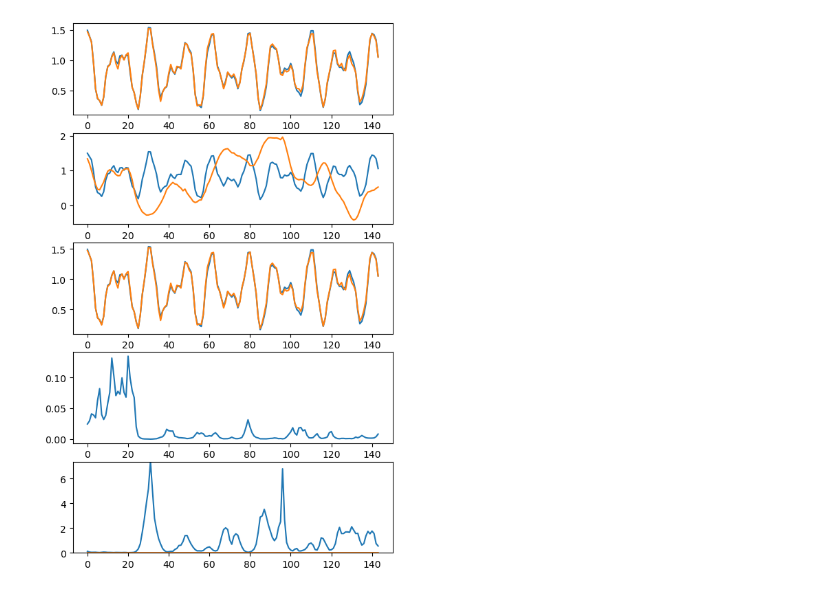
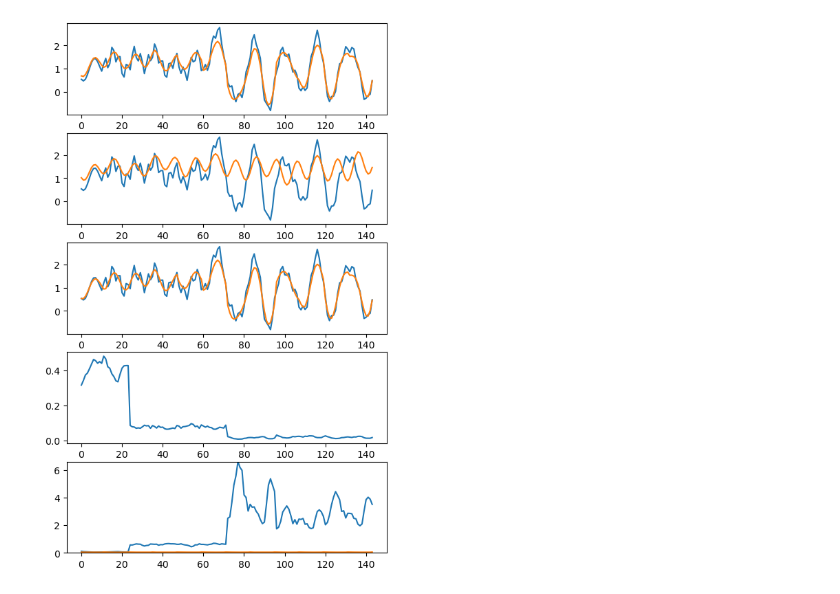
Before and after one commit to maalberg/kind, a Jupyter notebook: notebooks/delay/02_tesla_kind_train.ipynb, the cells around one changed output. Cells and saved outputs as stored; diff of their text form; code cells hidden in the pictures.

```diff
--- a/notebooks/delay/02_tesla_kind_train.ipynb
+++ b/notebooks/delay/02_tesla_kind_train.ipynb
@@ -38,7 +38,7 @@ args = parser.parse_args(
         '--lookback_nsample', '96',
         '--forecast_nsample', '48',
 
-        '--batch_size', '64',
+        '--batch_size', '128',
         '--learning_rate', '0.001',
         '--weight_decay', '0.0001',
         '--nepoch', '50',
@@ -79,7 +79,7 @@ model.fit(dataset)
 model.eval()
 _, _, data_loader = dataset.load(data_type='stat')
 # %%
-jdata = 0
+jdata = 17
 
 with torch.no_grad():
     for back, fore in data_loader:
@@ -220,7 +220,7 @@ model.fit(dataset)
 model.eval()
 _, _, data_loader = dataset.load(data_type='mixed')
 # %%
-jdata = 0
+jdata = 5
 
 with torch.no_grad():
     for back, fore in data_loader:
@@ -244,31 +244,31 @@ with torch.no_grad():
 
         uncertain_max = stat_uncertain_max if stat_uncertain_max > trans_uncertain_max else trans_uncertain_max
         uncertain_max = 0.1 if uncertain_max < 0.1 else uncertain_max
 
         plt.figure(figsize=(6,10))
 
         plt.subplot(5,1,1)
         plt.plot(truth[jdata, :, :1])
         plt.plot(blend[0, :, :1])
 
         plt.subplot(5,1,2)
         plt.plot(truth[jdata, :, :1])
         plt.plot(stat[0, :, :1])
 
         plt.subplot(5,1,3)
         plt.plot(truth[jdata, :, :1])
         plt.plot(trans[0, :, :1])
 
         plt.subplot(5,1,4)
         plt.plot(alpha[0, :, :1])
 
         plt.subplot(5,1,5)
         plt.plot(stat_uncertain[0,:,:1])
         plt.plot(trans_uncertain[0,:,:1])
         plt.ylim((0., uncertain_max))
 
         plt.show()
 
         break
 # %% [output]
-[figure, old version]
+[figure, new version]
```
Also changed, not shown: parts of 7 cells of this notebook, 2 other files.
